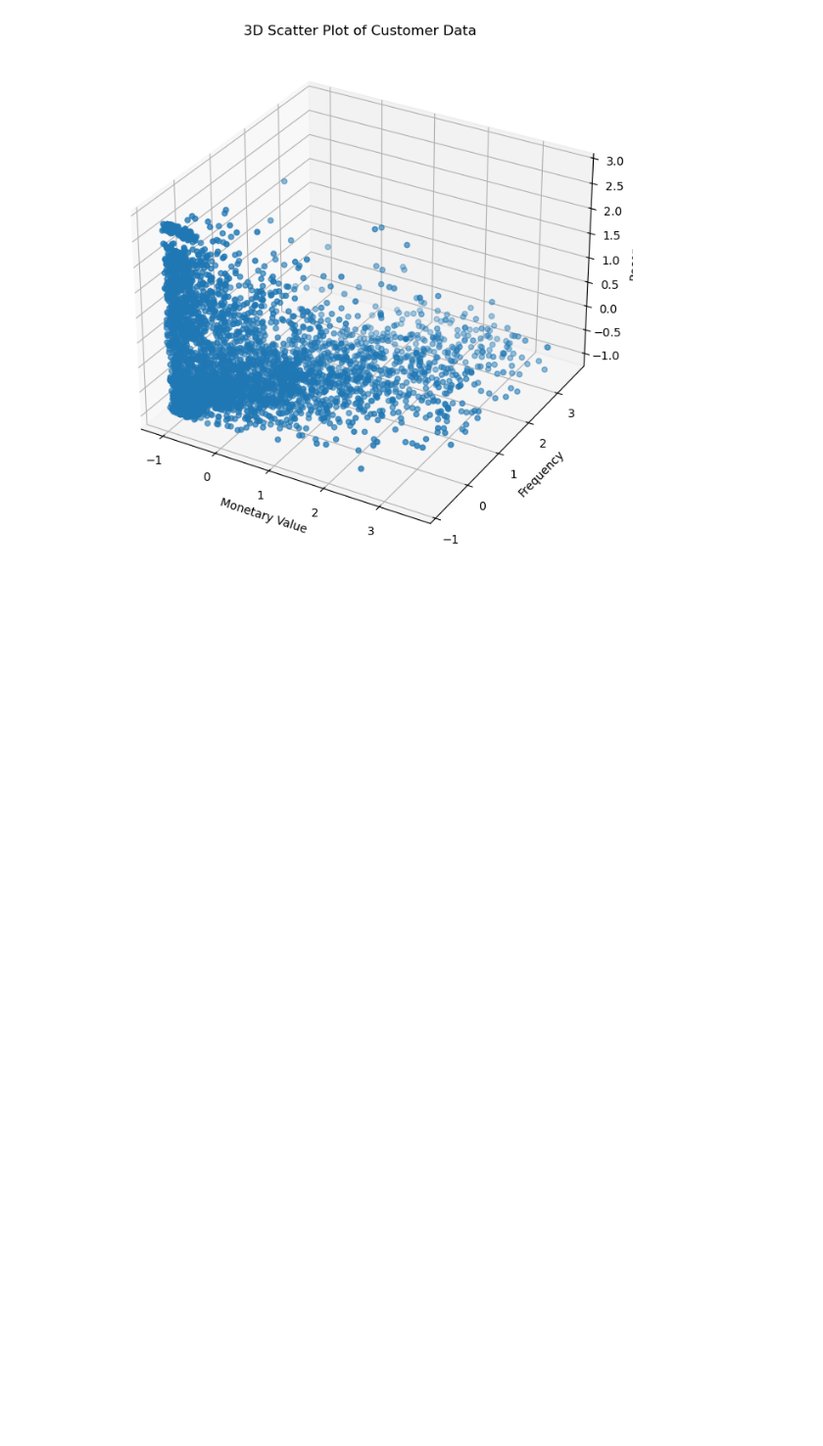
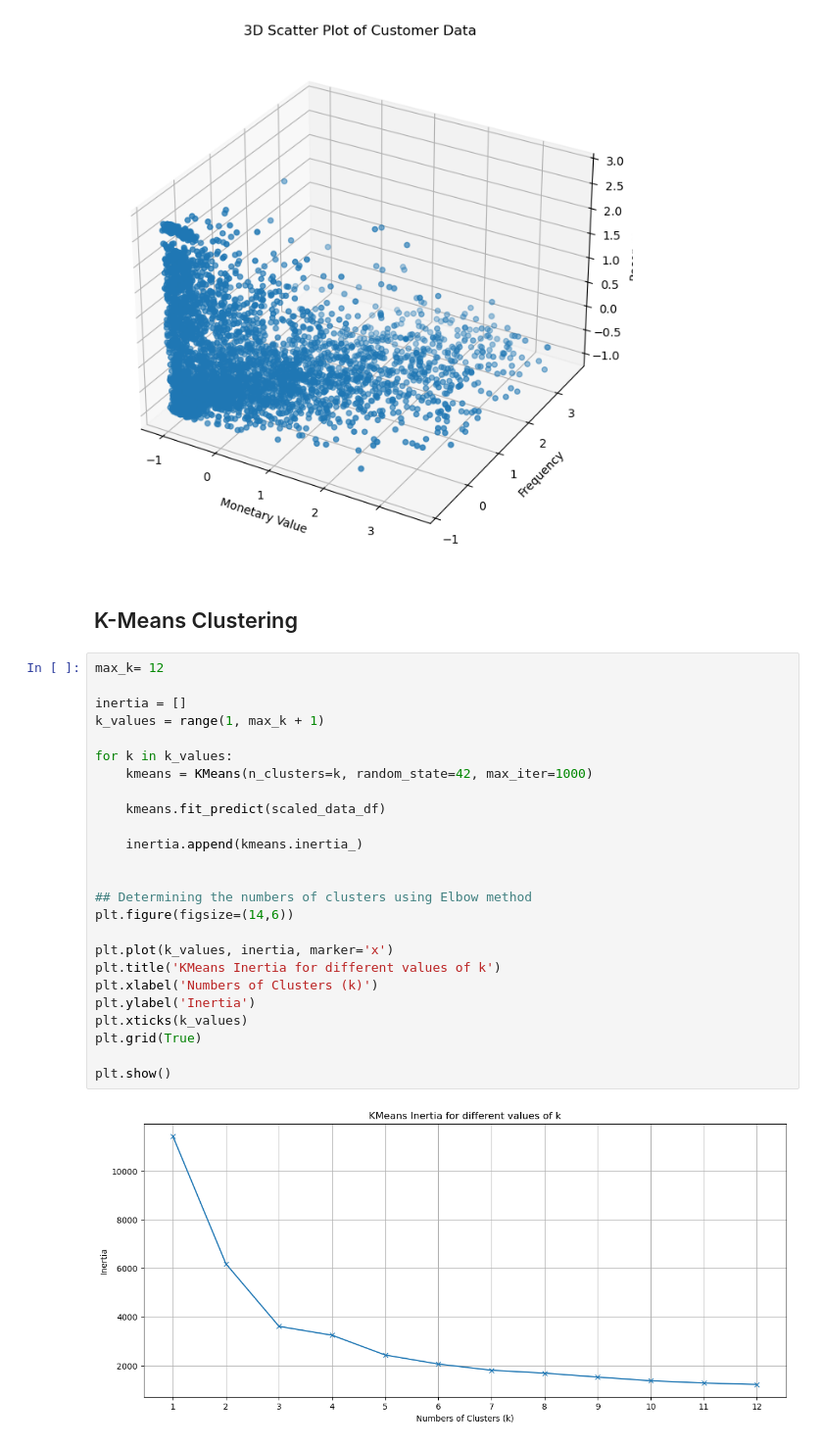
Before and after one commit to dhirajpakhrin007/Customer-Segmentation-for-Online-Retail, a Jupyter notebook: Notebook/customer_seg,emtation.ipynb, the cells around one changed output. Shown at 98% size. Cells and saved outputs as stored; diff of their text form; blank space fills up the shorter version.

Commit message:
K-Means Clustering implementation

```diff
--- a/Notebook/customer_seg,emtation.ipynb
+++ b/Notebook/customer_seg,emtation.ipynb
@@ -603,3 +603,32 @@ ax.set_title('3D Scatter Plot of Customer Data')
 plt.show()
 # %% [output]
 [figure]
+# %% [markdown]
+## K-Means Clustering
+# %%
+max_k= 12
+
+inertia = []
+k_values = range(1, max_k + 1)
+
+for k in k_values:
+    kmeans = KMeans(n_clusters=k, random_state=42, max_iter=1000)
+
+    kmeans.fit_predict(scaled_data_df)
+
+    inertia.append(kmeans.inertia_)
+
+
+## Determining the numbers of clusters using Elbow method
+plt.figure(figsize=(14,6))
+
+plt.plot(k_values, inertia, marker='x')
+plt.title('KMeans Inertia for different values of k')
+plt.xlabel('Numbers of Clusters (k)')
+plt.ylabel('Inertia')
+plt.xticks(k_values)
+plt.grid(True)
+
+plt.show()
+# %% [output]
+[figure, added]
```
Also changed, not shown: parts of 16 cells of this notebook.
